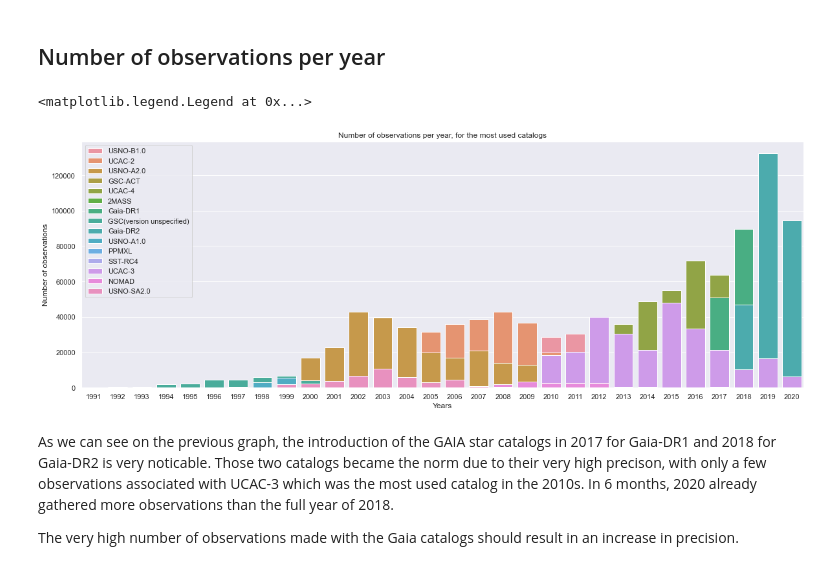
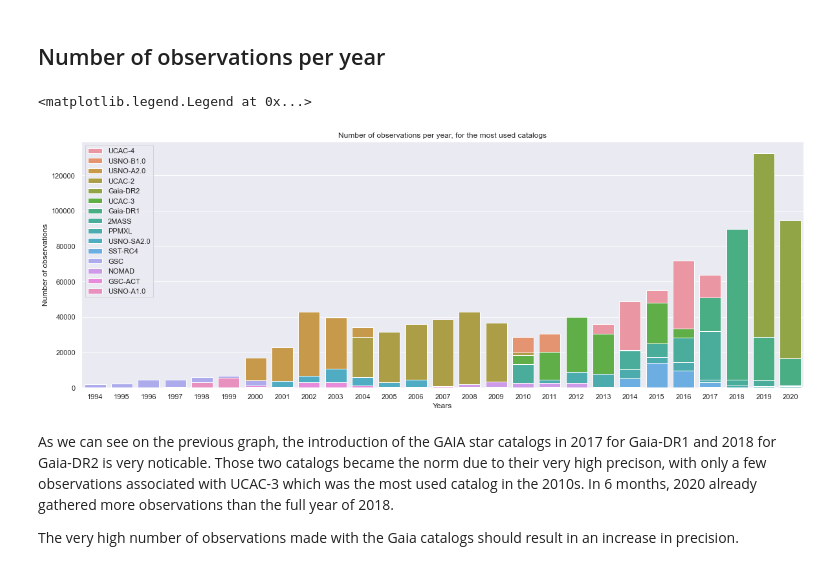
Before and after one commit to Keith-Maxwell/DynAstVO-Stats, a Jupyter notebook: Visualisation_DynAstVO.ipynb, the cells around one changed output. Saved outputs shown, nothing was run; the diff lists cells and outputs as text; code cells hidden in the pictures.

```diff
--- a/Visualisation_DynAstVO.ipynb
+++ b/Visualisation_DynAstVO.ipynb
@@ -78,6 +78,7 @@ Rdata = readByChunks("Data\\RadarData.txt", RadarColnames, LINES_PER_CHUNK)
 # %%
 from packages.catalogCodes import catalog_codes
 OSdata = OSdata.replace({'catalog':catalog_codes})
+OSdata['catalog'] = OSdata['catalog'].astype('category')
 # %%
 N_CAT = 15
 MOST_USED_CATALOGS = list(OSdata['catalog'].value_counts().head(N_CAT).index)
@@ -170,12 +171,12 @@ As we can see on the graphs above, since 1990 and the widespread use of CCDs, th
 # %%
 plt.figure(figsize=(20,7))
 sns.set(rc={"axes.grid":True})
-ax = sns.countplot(x='year', data=OSdata[(OSdata['year'] > 1990) & (OSdata['catalog'].isin(MOST_USED_CATALOGS))], hue='catalog', dodge=False)
+ax = sns.countplot(x='year', data=OSdata[(OSdata['year'] > 1993) & (OSdata['catalog'].isin(MOST_USED_CATALOGS))], hue='catalog', hue_order=MOST_USED_CATALOGS, dodge=False)
 ax.set(xlabel='Years', ylabel='Number of observations', title='Number of observations per year, for the most used catalogs')
 plt.legend(loc='upper left')
 # %% [output]
 <matplotlib.legend.Legend at 0x...>
-[figure, old version]
+[figure, new version]
 # %% [markdown]
 As we can see on the previous graph, the introduction of the GAIA star catalogs in 2017 for Gaia-DR1 and 2018 for Gaia-DR2 is very noticable. Those two catalogs became the norm due to their very high precison, with only a few observations associated with UCAC-3 which was the most used catalog in the 2010s.
 In 6 months, 2020 already gathered more observations than the full year of 2018.
```
Also changed, not shown: parts of 16 cells of this notebook.
